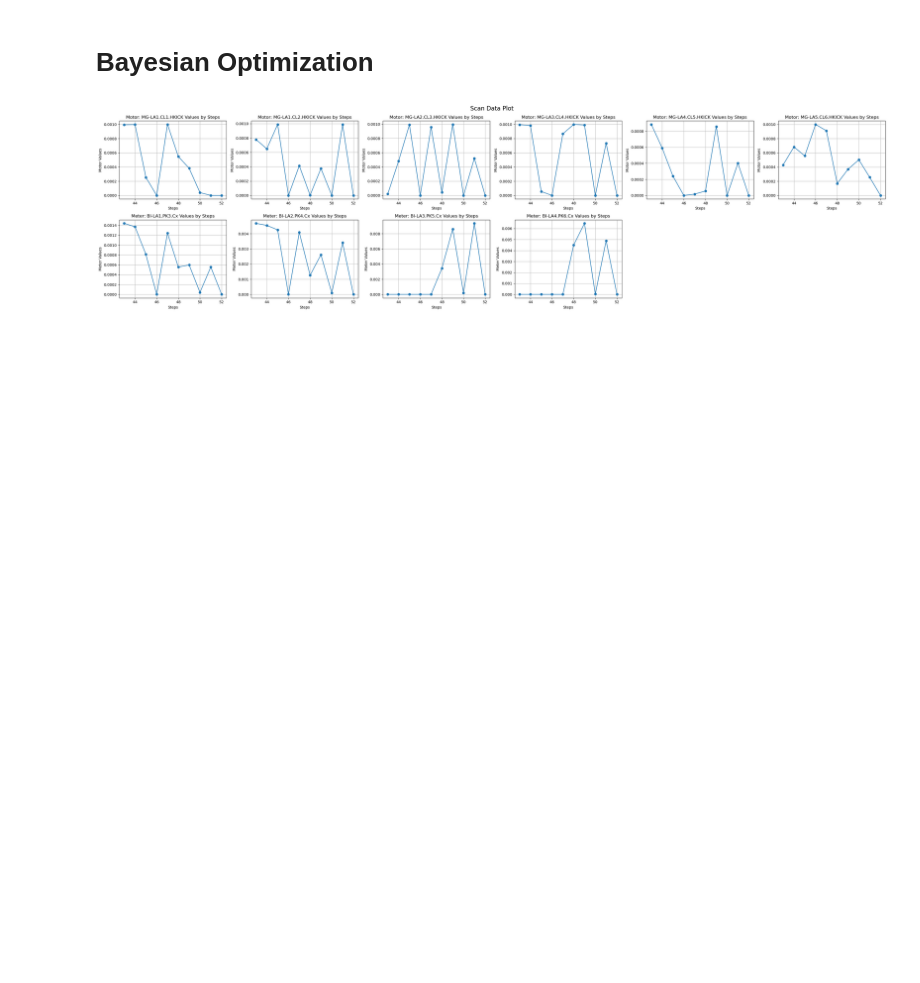
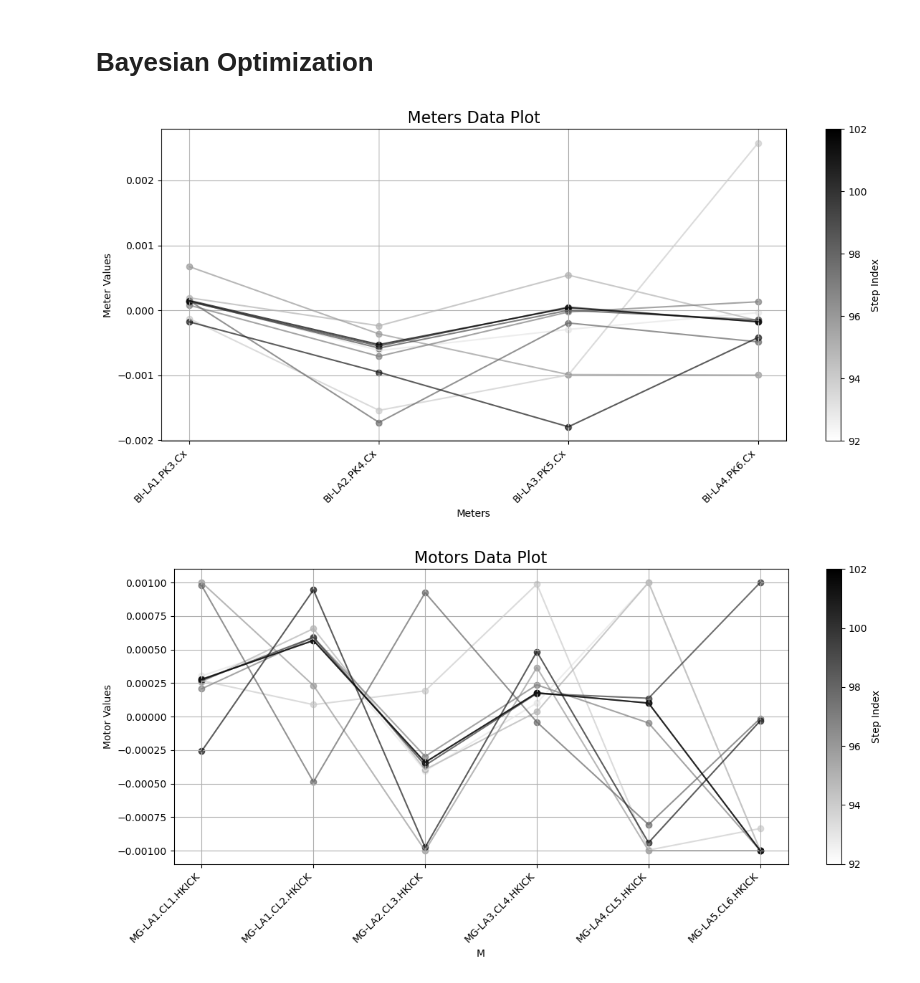
Before and after one commit to fuodorov/scaut, a Jupyter notebook: notebooks/bayes.ipynb, the cells around one changed output. Drawn from its saved outputs; the diff is of its cells as text; code cells hidden in the pictures; blank space fills up the shorter version.

```diff
--- a/notebooks/bayes.ipynb
+++ b/notebooks/bayes.ipynb
@@ -32,17 +32,22 @@ METERS =[
 # %%
 data_scan = scan_bayesian_optimization(
     meters=METERS,
     motors=MOTORS,
-    get_func=add_noise(0.0)(eleget),
-    put_func=add_noise(0.0)(eleput),
+    get_func=add_noise(0.20)(eleget),
+    put_func=add_noise(0.05)(eleput),
+    sample_size=10,
+    verify_motor=True,
+    max_retries=3,
+    delay=0.1,
+    tolerance=0.01,
     save=False,
-    callback=[plot_scan_data],
-    verify_motor=False,
-    save_original_motor_values=False,
-    sample_size=1,
+    dirname="",
+    callback=[clear_output, plot_meters_data, plot_motors_data],
+    save_original_motor_values=True,
 )
 # %% [output]
-[figure, old version]
+[figure, new version]
+[figure, added]
 # %%
 data_scan
 # %% [output]
```
Also changed, not shown: parts of 2 cells of this notebook, 8 other files.
